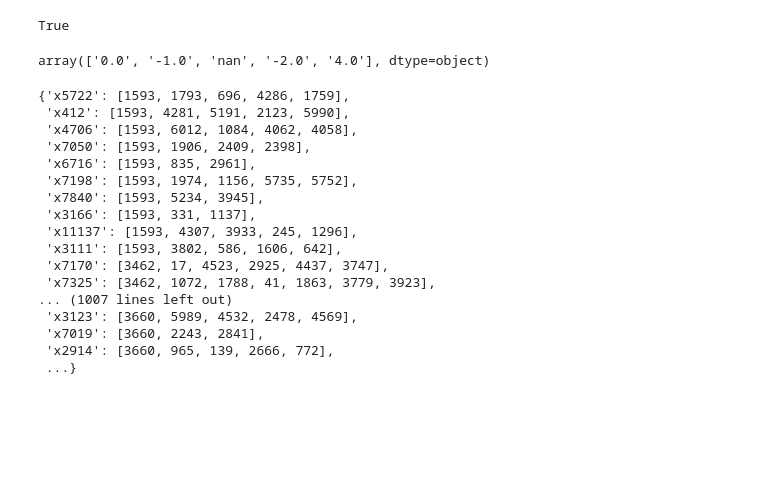
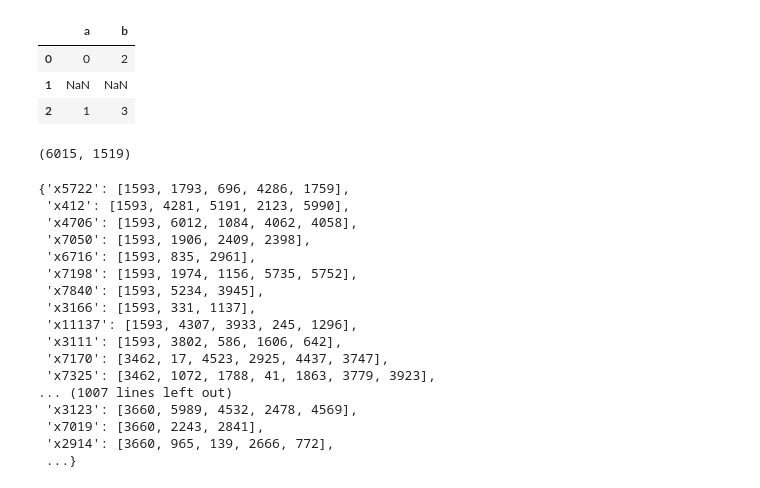
Before and after one commit to TavoloPerUno/scf_impute, a Jupyter notebook: Untitled.ipynb, the cells around one changed output. Saved outputs shown, nothing was run; the diff lists cells and outputs as text; code cells hidden in the pictures; blank space fills up the shorter version.

```diff
--- a/Untitled.ipynb
+++ b/Untitled.ipynb
@@ -59,7 +39,3 @@ df_preprocessed_data = df_raw_data.copy()
 for col in lst_num_cols + lst_char_cols:
     unknown_rows = df_raw_data[col].index[df_raw_data[col].notnull()]
     df_preprocessed_data.ix[unknown_rows, col] = dct_col_mean_mode[col]
-# %%
-'x2837' in lst_char_cols
-# %% [output]
-True
@@ -66,7 +44,25 @@ True
+# %%
+df_test = pd.DataFrame({'a': [0, np.nan, 1.0],
+                       'b':  [2.0, np.nan, 3]})
+# %%
+df_test = df_test.fillna(-9223372036854775808)
+# %%
+df_test = df_test.astype(int)
+df_test = df_test.astype(str)
+df_test = df_test.replace({'-9223372036854775808':np.nan})
+df_test
+# %% [output]
+|  | a | b |
+| 0 | 0 | 2 |
+| 1 | NaN | NaN |
+| 2 | 1 | 3 |
+# %%
+df_filled[lst_char_cols] = df_filled[lst_char_cols].fillna(df_filled[lst_char_cols].mode(0).iloc[0]).shape
+df_filled[lst_num_cols] = df_filled[lst_num_cols].fillna(df_filled[lst_num_cols].mode().iloc[0]).shape
+# %% [output]
+(6015, 1519)
 # %%
-df_raw_data['x2837'].unique()
+df_raw_data['x3246'].unique()
-# %% [output]
-array(['0.0', '-1.0', 'nan', '-2.0', '4.0'], dtype=object)
 # %%
 def inverse_mapping(f):
     return f.__class__(map(reversed, f.items()))
```
Also changed, not shown: parts of 2 cells of this notebook, 4 other files.
